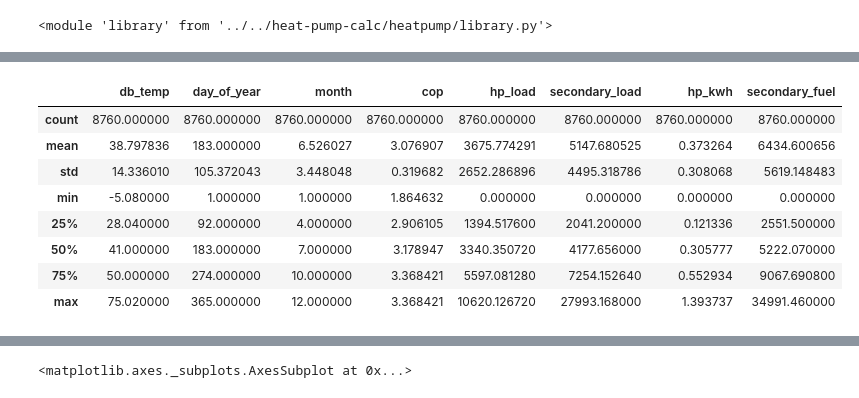
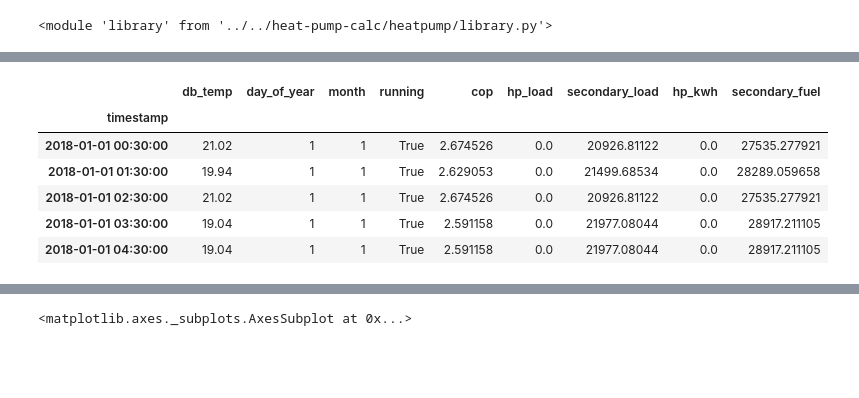
Before and after one commit to alanmitchell/heat-pump-study, a Jupyter notebook: general/calc_model_dev.ipynb, the cells around one changed output, grey strips where cells are left out. Saved outputs shown, nothing was run; the diff lists cells and outputs as text; code cells hidden in the pictures; blank space fills up the shorter version.

```diff
--- a/general/calc_model_dev.ipynb
+++ b/general/calc_model_dev.ipynb
@@ -272,7 +276,7 @@ Seasonal COP: 2.89
 m = HomeEnergyModel(257, 53, 575, 4)
 m.garage_stall_count = 1
 m.bldg_floor_area = 2100
-m.insul_level = 1
+m.insul_level = 2
 m.garage_heated_by_hp = False
 m.no_heat_pump_use = True
 m.calculate()
@@ -305,15 +309,13 @@ no_heat_pump_use: False
 # %%
-m.df_hourly.describe()
+m.df_hourly.head()
 # %% [output]
-|  | db_temp | day_of_year | month | cop | hp_load | secondary_load | hp_kwh | secondary_fuel |
-| count | 8760.000000 | 8760.000000 | 8760.000000 | 8760.000000 | 8760.000000 | 8760.000000 | 8760.000000 | 8760.000000 |
-| mean | 38.797836 | 183.000000 | 6.526027 | 3.076907 | 3675.774291 | 5147.680525 | 0.373264 | 6434.600656 |
-| std | 14.336010 | 105.372043 | 3.448048 | 0.319682 | 2652.286896 | 4495.318786 | 0.308068 | 5619.148483 |
-| min | -5.080000 | 1.000000 | 1.000000 | 1.864632 | 0.000000 | 0.000000 | 0.000000 | 0.000000 |
-| 25% | 28.040000 | 92.000000 | 4.000000 | 2.906105 | 1394.517600 | 2041.200000 | 0.121336 | 2551.500000 |
-| 50% | 41.000000 | 183.000000 | 7.000000 | 3.178947 | 3340.350720 | 4177.656000 | 0.305777 | 5222.070000 |
-| 75% | 50.000000 | 274.000000 | 10.000000 | 3.368421 | 5597.081280 | 7254.152640 | 0.552934 | 9067.690800 |
-| max | 75.020000 | 365.000000 | 12.000000 | 3.368421 | 10620.126720 | 27993.168000 | 1.393737 | 34991.460000 |
+|  | db_temp | day_of_year | month | running | cop | hp_load | secondary_load | hp_kwh | secondary_fuel |
+| timestamp |  |  |  |  |  |  |  |  |  |
+| 2018-01-01 00:30:00 | 21.02 | 1 | 1 | True | 2.674526 | 0.0 | 20926.81122 | 0.0 | 27535.277921 |
+| 2018-01-01 01:30:00 | 19.94 | 1 | 1 | True | 2.629053 | 0.0 | 21499.68534 | 0.0 | 28289.059658 |
+| 2018-01-01 02:30:00 | 21.02 | 1 | 1 | True | 2.674526 | 0.0 | 20926.81122 | 0.0 | 27535.277921 |
+| 2018-01-01 03:30:00 | 19.04 | 1 | 1 | True | 2.591158 | 0.0 | 21977.08044 | 0.0 | 28917.211105 |
+| 2018-01-01 04:30:00 | 19.04 | 1 | 1 | True | 2.591158 | 0.0 | 21977.08044 | 0.0 | 28917.211105 |
 # %%
 df_mo = m.df_hourly.groupby('month')[['hp_kwh', 'secondary_fuel']].sum()
 df_mo.hp_kwh.plot(kind='bar')
```
Also changed, not shown: parts of 9 cells of this notebook, 1 other file.
